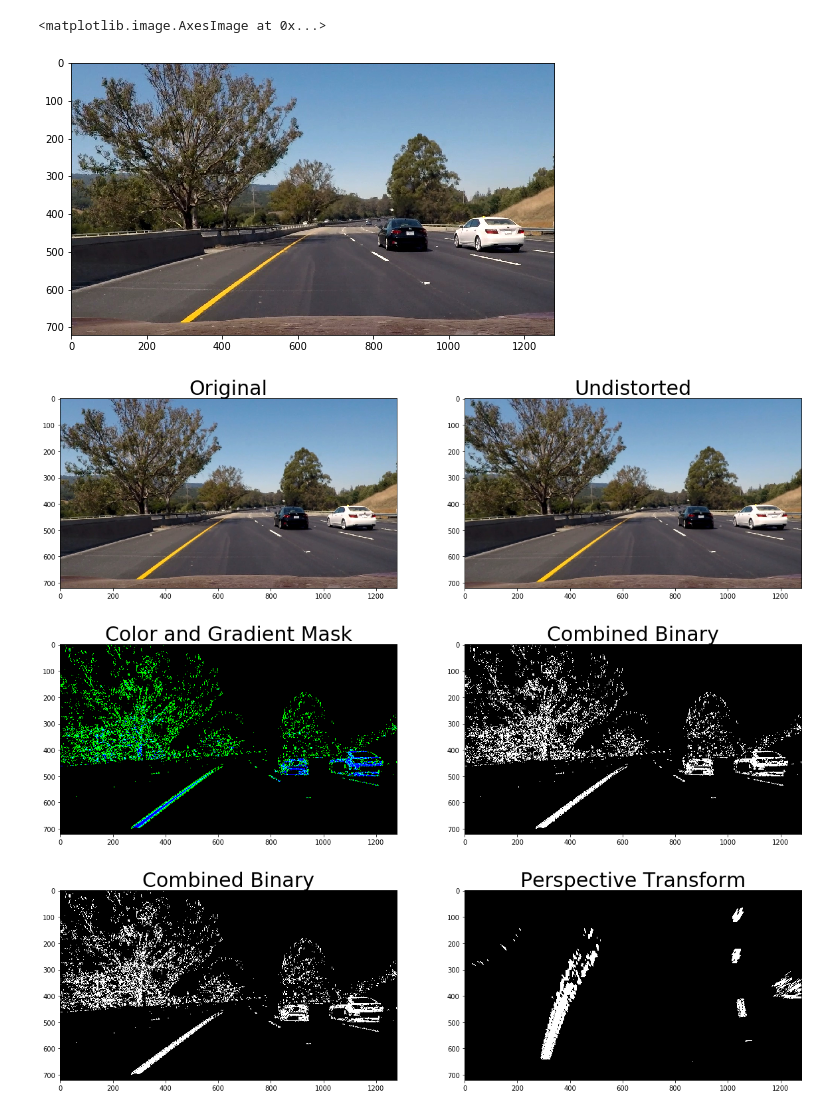
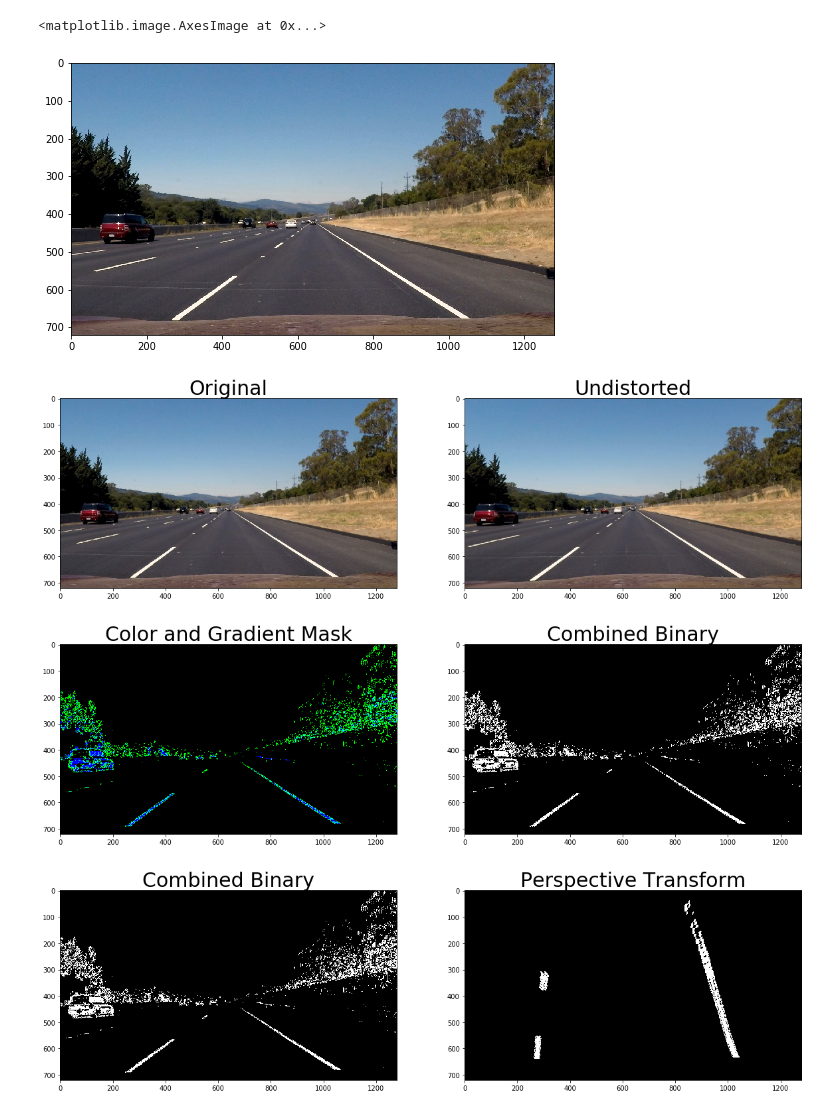
Before and after one commit to tyler-lewis-udacity/Advanced_Lane_Finding, a Jupyter notebook: P4_advanced_lane_finding.ipynb, the cells around one changed output. Saved outputs shown, nothing was run; the diff lists cells and outputs as text; code cells hidden in the pictures.

```diff
--- a/P4_advanced_lane_finding.ipynb
+++ b/P4_advanced_lane_finding.ipynb
@@ -485,18 +503,18 @@ mtx = calibration_data["mtx"]
 dist = calibration_data["dist"]
 # %%
 # Read in a test image:
-original_image = bgr2rgb(cv2.imread('test_images/test6.jpg'))
+original_image = bgr2rgb(cv2.imread('test_images/straight_lines2.jpg'))
 plt.figure(figsize=(10,5))
 plt.imshow(original_image, cmap=None)
 # %% [output]
 <matplotlib.image.AxesImage at 0x...>
-[figure, old version]
+[figure, new version]
 # %%
 # Undistort image:
 undistorted_image = undistort(original_image, mtx, dist)
 plot_side_by_side(original_image, undistorted_image, 'Original', 'Undistorted')
 # %% [output]
-[figure, old version]
+[figure, new version]
 # %%
 combined_binary, hls, s_channel, color_binary = color_and_gradient_mask(undistorted_image)
 plot_side_by_side_gray(color_binary, combined_binary, 'Color and Gradient Mask', 'Combined Binary')
@@ -505,7 +523,7 @@ plot_side_by_side_gray(color_binary, combined_binary, 'Color and Gradient Mask',
 # plt.imshow(s_channel, cmap='gray')
 # plt.imshow(color_binary, cmap=None)
 # %% [output]
-[figure, old version]
+[figure, new version]
 # %%
 # Perspective transform:
 
@@ -519,7 +537,7 @@ offset = 100 # offset for dst points
 warped_binary, M, Minv = warp_image(combined_binary, src, offset)
 plot_side_by_side_gray(combined_binary, warped_binary ,'Combined Binary' , 'Perspective Transform')
 # %% [output]
-[figure, old version]
+[figure, new version]
 # %%
 # # REMOVE
 # # Histogram of summed white pixels in each column of
```
Also changed, not shown: parts of 10 cells of this notebook.
